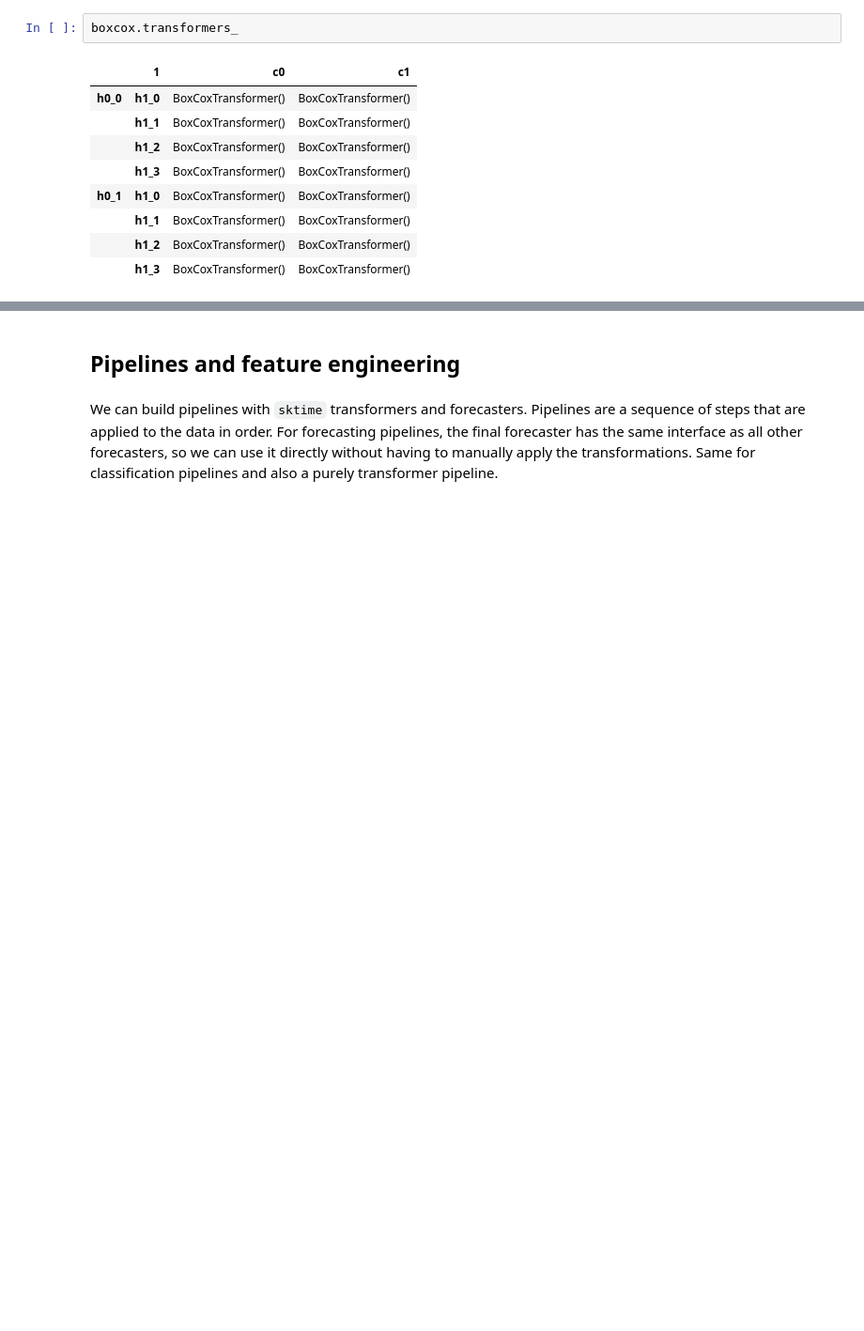
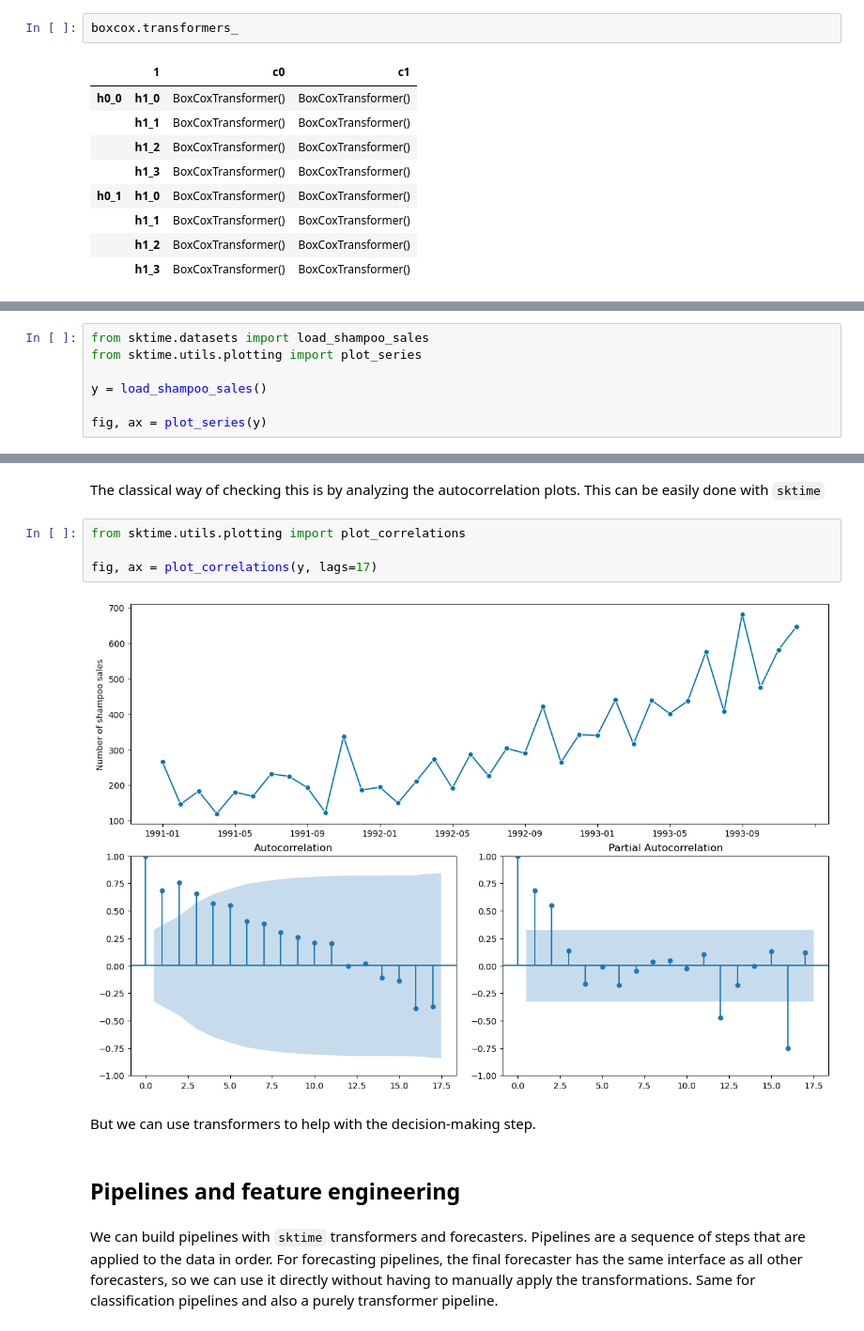
Before and after one commit to sktime/sktime-tutorial-ODSC-Europe-2023, a Jupyter notebook: notebooks/04_advanced.ipynb, the cells around one changed output, grey strips where cells are left out. Shown at 94% size. Drawn from its saved outputs; the diff is of its cells as text; blank space fills up the shorter version.

```diff
--- a/notebooks/04_advanced.ipynb
+++ b/notebooks/04_advanced.ipynb
@@ -219,0 +230,7 @@ boxcox.transformers_
+# %%
+from sktime.datasets import load_shampoo_sales
+from sktime.utils.plotting import plot_series
+
+y = load_shampoo_sales()
+
+fig, ax = plot_series(y)
@@ -220,3 +239,13 @@ boxcox.transformers_
+# %% [markdown]
+The classical way of checking this is by analyzing the autocorrelation plots. This can be easily done with `sktime`
+# %%
+from sktime.utils.plotting import plot_correlations
+
+fig, ax = plot_correlations(y, lags=17)
+# %% [output]
+[figure, added]
+# %% [markdown]
+But we can use transformers to help with the decision-making step.
 # %% [markdown]
 ## Pipelines and feature engineering
 # %% [markdown]
```
Also changed, not shown: parts of 8 cells of this notebook.
